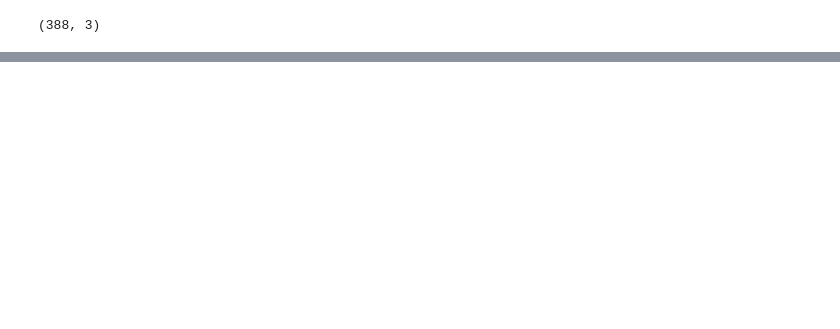
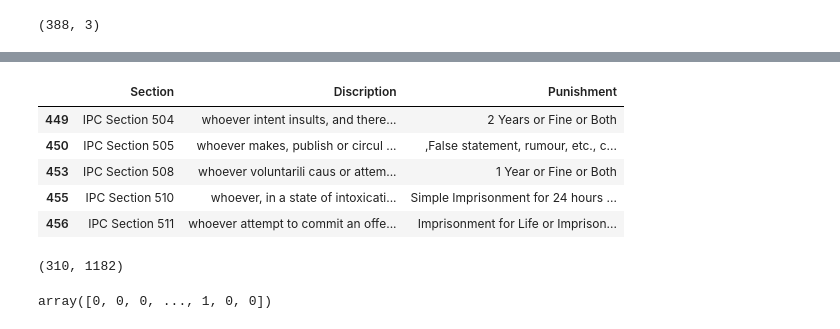
Before and after one commit to veer-debug/Data_science_journey, a Jupyter notebook: Ipc_code/ipc.ipynb, the cells around one changed output, grey strips where cells are left out. Drawn from its saved outputs; the diff is of its cells as text; code cells hidden in the pictures; blank space fills up the shorter version.

```diff
--- a/Ipc_code/ipc.ipynb
+++ b/Ipc_code/ipc.ipynb
@@ -56,0 +127,9 @@ Name: Punishment, dtype: object
+# %%
+df.tail()
+# %% [output]
+|  | Section | Discription | Punishment |
+| 449 | IPC Section 504 | whoever intent insults, and there... | 2 Years or Fine or Both |
+| 450 | IPC Section 505 | whoever makes, publish or circul ... | ,False statement, rumour, etc., c... |
+| 453 | IPC Section 508 | whoever voluntarili caus or attem... | 1 Year or Fine or Both |
+| 455 | IPC Section 510 | whoever, in a state of intoxicati... | Simple Imprisonment for 24 hours ... |
+| 456 | IPC Section 511 | whoever attempt to commit an offe... | Imprisonment for Life or Imprison... |
@@ -56,0 +141,4 @@ Name: Punishment, dtype: object
+# %%
+vector.shape
+# %% [output]
+(310, 1182)
@@ -56,0 +159,4 @@ Name: Punishment, dtype: object
+# %%
+vector[10]
+# %% [output]
+array([0, 0, 0, ..., 1, 0, 0])
```
Also changed, not shown: parts of 51 cells of this notebook, 9 other files.
